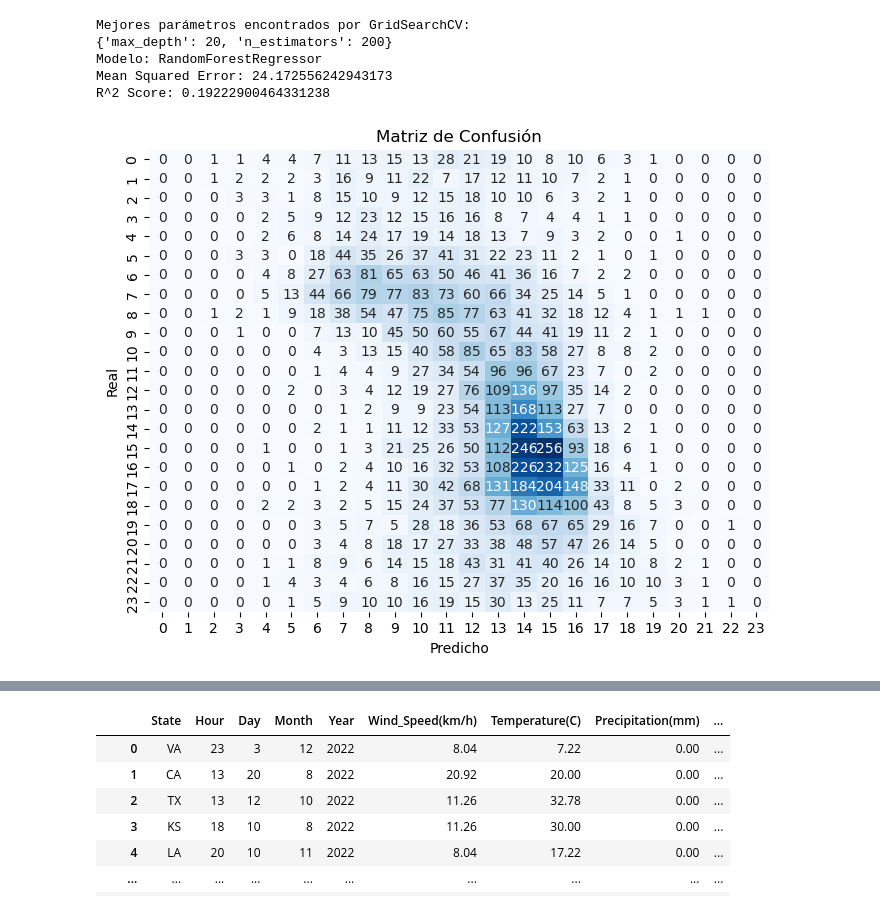
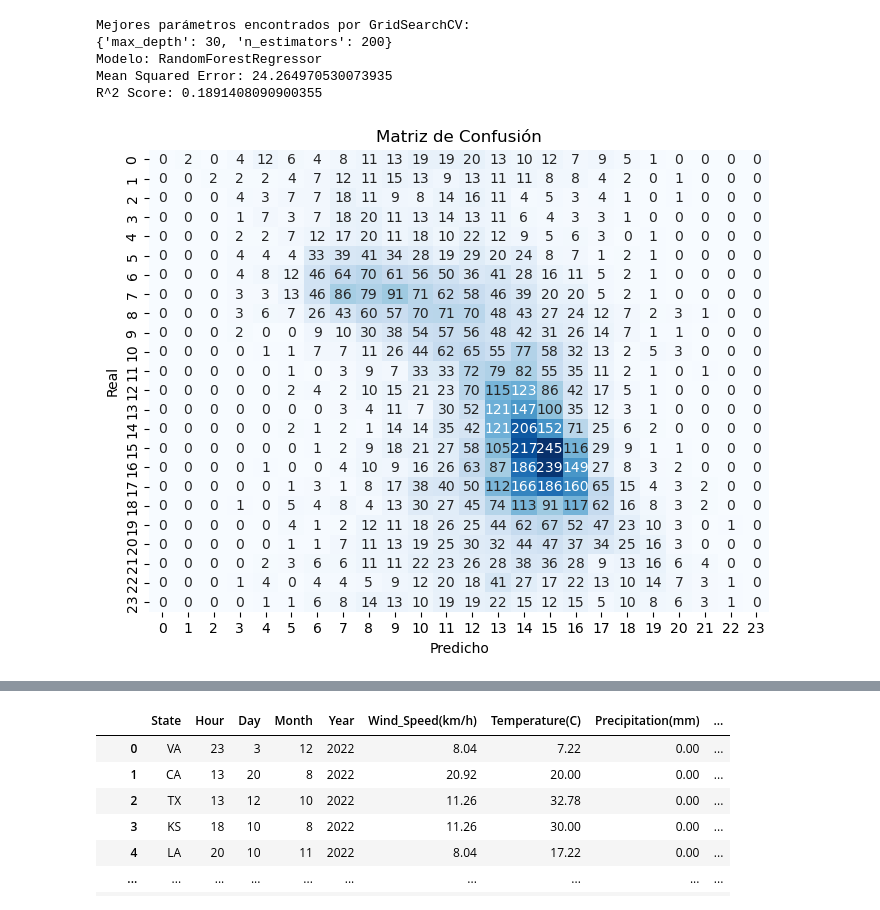
Before and after one commit to samuuap/TFM, a Jupyter notebook: Tecnicas/TFM_Predicciones 2.ipynb, the cells around one changed output, grey strips where cells are left out. Saved outputs shown, nothing was run; the diff lists cells and outputs as text; code cells hidden in the pictures.

```diff
--- a/Tecnicas/TFM_Predicciones 2.ipynb
+++ b/Tecnicas/TFM_Predicciones 2.ipynb
@@ -785,8 +994,8 @@ X_train, X_test, y_train, y_test = train_test_split(X, y, test_size=0.2, random_
 # Paso 5: Entrenamiento del modelo RandomForestRegressor
 model = RandomForestRegressor(random_state=42)
 param_grid = {
-    'n_estimators': [50, 100, 200],
-    'max_depth': [None, 10, 20, 30]
+    'n_estimators': [ 200],
+    'max_depth': [30]
 }
 
 grid_search = GridSearchCV(model, param_grid, cv=5, scoring='neg_mean_squared_error')
@@ -805,37 +1014,37 @@ mse = mean_squared_error(y_test, y_pred)
 r2 = r2_score(y_test, y_pred)
 print(f'Modelo: {best_model.__class__.__name__}')
 print(f'Mean Squared Error: {mse}')
 print(f'R^2 Score: {r2}')
 
 # Paso 8: Añadir las predicciones al dataframe original
 df['Predicted_Hour'] = best_model.predict(X)
 
 # Paso 9: Revertir la codificación de las variables categóricas
 for col, le in label_encoders.items():
     df[col] = le.inverse_transform(df[col])
 
 # Paso 10: Guardar el dataframe con las predicciones
 df.to_csv('dataset_con_predicciones.csv', index=False)
 
 # Paso 11: Mostrar la matriz de confusión como un heatmap (adaptado para regresión)
 # Convertimos las predicciones y valores reales a enteros para la matriz de confusión
 y_pred_int = np.round(y_pred).astype(int)
 y_test_int = y_test.astype(int)
 cm = confusion_matrix(y_test_int, y_pred_int)
 
 plt.figure(figsize=(8, 6))
 sns.heatmap(cm, annot=True, fmt='d', cmap='Blues', cbar=False)
 plt.xlabel('Predicho')
 plt.ylabel('Real')
 plt.title('Matriz de Confusión')
 plt.show()
 # %% [output]
 Mejores parámetros encontrados por GridSearchCV:
-{'max_depth': 20, 'n_estimators': 200}
+{'max_depth': 30, 'n_estimators': 200}
 Modelo: RandomForestRegressor
-Mean Squared Error: 24.172556242943173
-R^2 Score: 0.19222900464331238
+Mean Squared Error: 24.264970530073935
+R^2 Score: 0.1891408090900355
-[figure, old version]
+[figure, new version]
 # %%
 import pandas as pd
 
```
Also changed, not shown: parts of 19 cells of this notebook, 2 other files.
